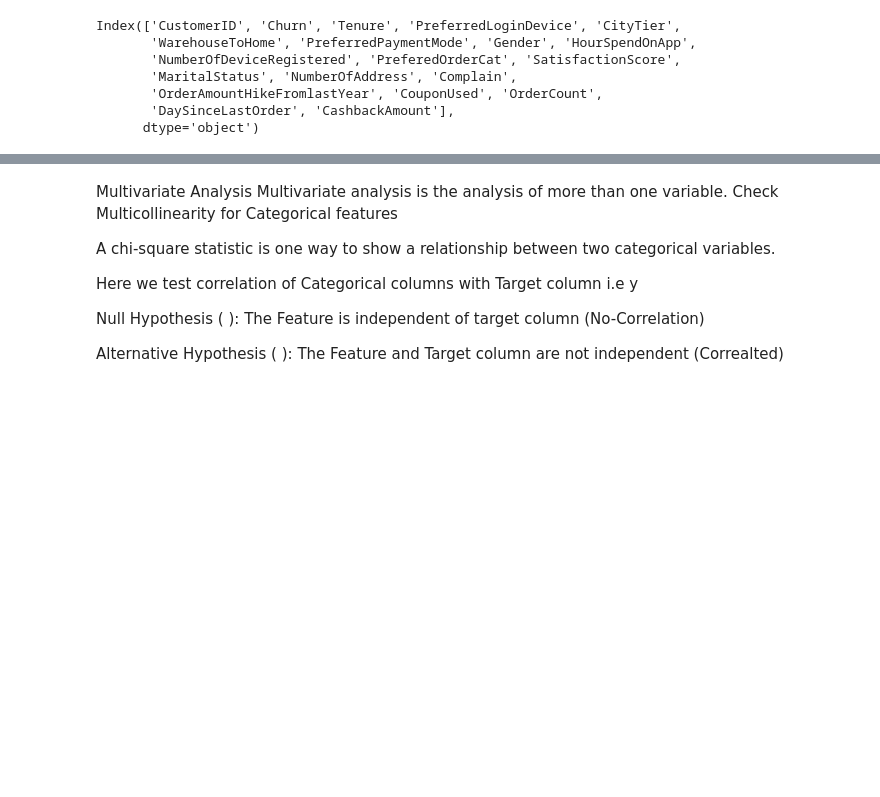
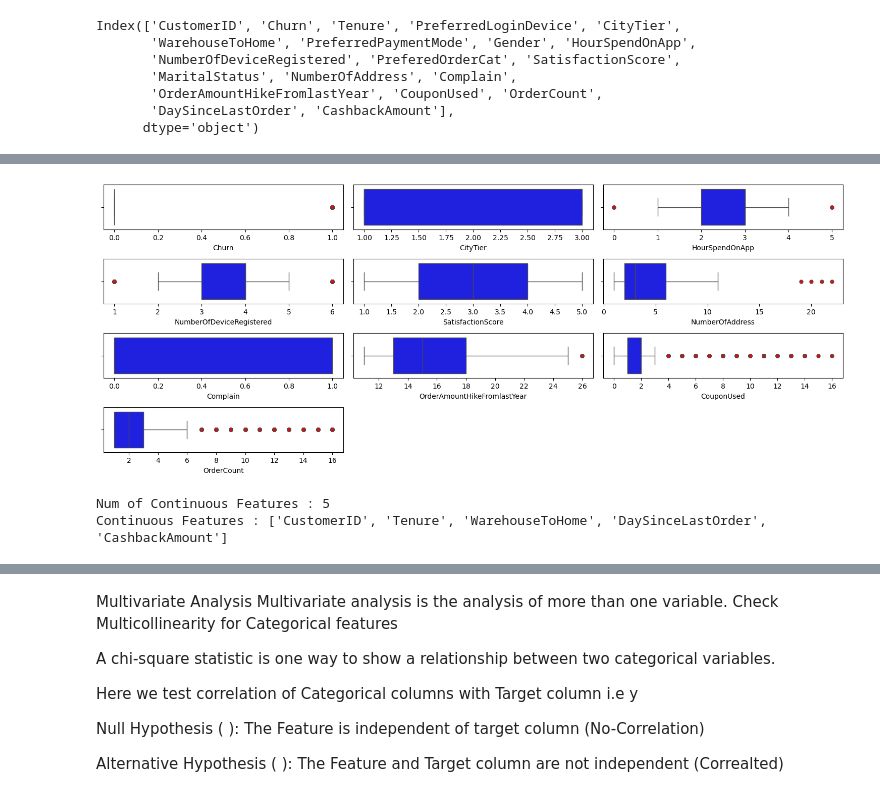
Before and after one commit to Irummumtaz/E-Commerce-Customer-Churn-Prediction, a Jupyter notebook: Notebook.ipynb, the cells around one changed output, grey strips where cells are left out. Cells and saved outputs as stored; diff of their text form; code cells hidden in the pictures; blank space fills up the shorter version.

```diff
--- a/Notebook.ipynb
+++ b/Notebook.ipynb
@@ -180,0 +250,23 @@ Num of continues features : ['CustomerID', 'Tenure', 'WarehouseToHome', 'NumberO
+# %%
+
+plt.figure(figsize=(15, 10))
+
+# Loop through each numerical column
+for i in range(len(discrete_cols)):
+    plt.subplot(7, 3, i + 1)  # Adjust rows and columns as needed
+    sns.boxplot(x=df[discrete_cols[i]], color='blue', fliersize=5,
+                flierprops=dict(marker='o', markerfacecolor='red'))
+    plt.xlabel(discrete_cols[i])
+    plt.tight_layout()
+
+plt.show()
+# %% [output]
+[figure, added]
+# %%
+#Continuous Features
+continuous_cols=[feature for feature in num_cols if feature not in discrete_cols]
+print('Num of Continuous Features :',len(continuous_cols))
+print('Continuous Features :',continuous_cols)
+# %% [output]
+Num of Continuous Features : 5
+Continuous Features : ['CustomerID', 'Tenure', 'WarehouseToHome', 'DaySinceLastOrder', 'CashbackAmount']
```
Also changed, not shown: parts of 36 cells of this notebook.
